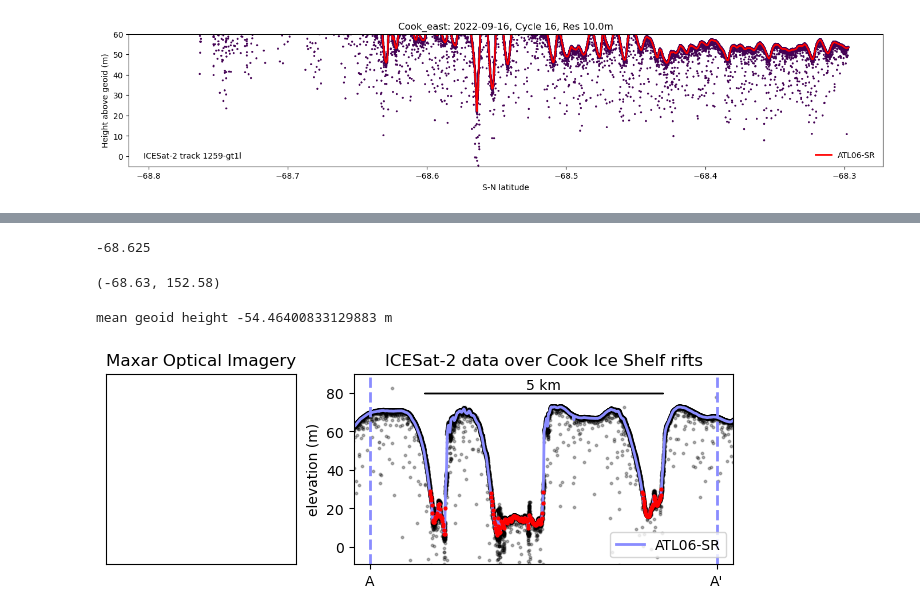
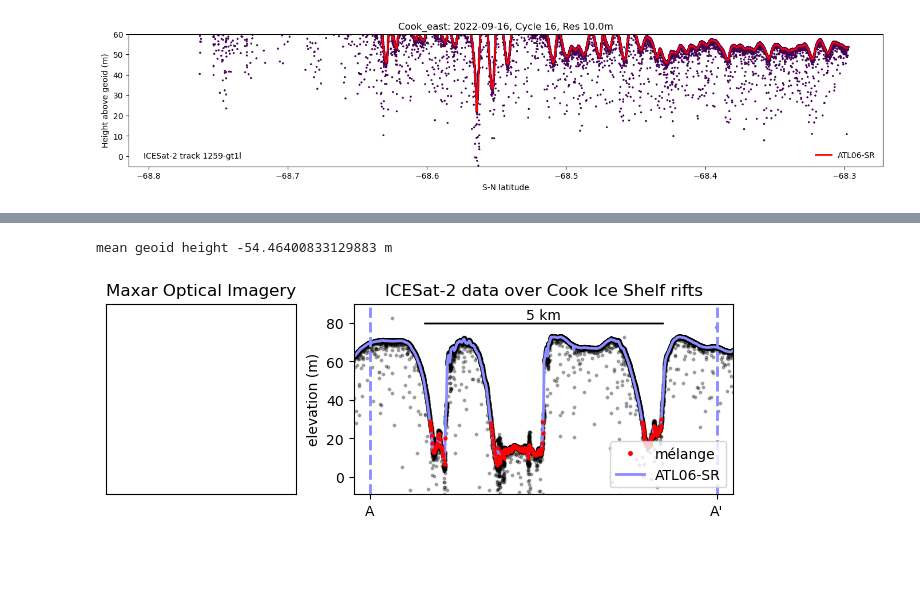
Before and after one commit to chancelorr/rifts, a Jupyter notebook: notebooks/Rift_imagery.ipynb, the cells around one changed output, grey strips where cells are left out. Saved outputs shown, nothing was run; the diff lists cells and outputs as text; code cells hidden in the pictures; blank space fills up the shorter version.

```diff
--- a/notebooks/Rift_imagery.ipynb
+++ b/notebooks/Rift_imagery.ipynb
@@ -81,7 +81,7 @@ icesat2.init(url="slideruleearth.io")
 TypeError: 'int' object is not callable
 # %%
 # gt dictionary
-global gtDict, revgtDict, geoidDefault
+global gtDict, gtDict, geoidDefault
 gtDict = {"gt1l": 10, "gt1r": 20, "gt2l": 30, "gt2r": 40, "gt3l": 50, "gt3r": 60, 10: "gt1l", 20: "gt1r", 30: "gt2l", 40: "gt2r", 50: "gt3l", 60: "gt3r"}
 geoidDefaultDict = {'ross1': -55.5, 'filchnerF1': -14.45734}
 try: geoidDefault = geoidDefaultDict[site]
@@ -127,7 +127,7 @@ def getDateTime(timestp):
 
 def displayInfo(gdf):
     print("Reference Ground Tracks: {}".format(gdf["rgt"].unique()))
-    print("Beams: {}".format([revgtDict[b] for b in list(gdf['gt'].unique())]))
+    print("Beams: {}".format([gtDict[b] for b in list(gdf['gt'].unique())]))
     print("Cycles: {}".format(gdf["cycle"].unique()))
     print("Received {} elevations".format(gdf.shape[0]))
     print(f"Across {3*(len(np.unique(gdf.loc[:, 'rgt'])) + len(np.unique(gdf.loc[:, 'cycle'])))} strong tracks")
@@ -140,7 +140,7 @@ def displayInfo(gdf):
 
 def display03Info(gdf):
     print("Reference Ground Tracks: {}".format(gdf["rgt"].unique()))
-    #print("Beams: {}".format([revgtDict[b] for b in list(atl06_sr['gt'].unique())]))
+    #print("Beams: {}".format([gtDict[b] for b in list(atl06_sr['gt'].unique())]))
     print("Spots: {}".format(gdf["spot"].unique()))
     print("Cycles: {}".format(gdf["cycle"].unique()))
     print("Received {} elevations".format(gdf.shape[0]))
@@ -165,7 +165,7 @@ def getTrackList(gdf, min_photons=200, print_lens=False, verbose=True):
             for g in gtAll:
                 t = atl06_sr[(atl06_sr.cycle==cyc)*(atl06_sr.rgt==r)*(atl06_sr.loc[:, 'gt']==g)]
                 if len(t)>min_photons:
-                    tracks.append((cyc, r, revgtDict[g]))
+                    tracks.append((cyc, r, gtDict[g]))
                     lens.append(len(t))
     if print_lens: print(lens)
     if verbose:
@@ -192,7 +192,7 @@ def plot06(track, save=False, titl='ATL06 Data', xlab='S-N latitude', ylab='Elev
         x = track.geometry.y
         y = track.h_mean
         if not isSeaward:
-            print("Track should be reversed to seaward orientation")
+            print("Track should be ersed to seaward orientation")
             #x = (track['distance']-(track['distance'][-1]))/1000
         ax.plot(x, y, '-', color='orange', linewidth=2.5, label='ATL06-SR')
 
@@ -206,11 +206,11 @@ def plot06(track, save=False, titl='ATL06 Data', xlab='S-N latitude', ylab='Elev
         ax.set_ylim(yl)
         ax.set_xlim(xl)
         ax.legend(loc=4, frameon=False)
-        info = f'ICESat-2 track {rgt}-{revgtDict[gt]}'
+        info = f'ICESat-2 track {rgt}-{gtDict[gt]}'
         plt.text(0.02, 0.05, info, horizontalalignment='left', verticalalignment='bottom',
                  transform=ax.transAxes, fontsize=10, bbox=dict(edgecolor=None, facecolor='white', alpha=0.9, linewidth=0))
         if save:
-            plt.savefig(f'{figPath}melange/{site}_cyc{cycle}_rgt{rgt}-{revgtDict[gt][-2:]}_res{res}_mel.png',
+            plt.savefig(f'{figPath}melange/{site}_cyc{cycle}_rgt{rgt}-{gtDict[gt][-2:]}_res{res}_mel.png',
                         dpi=150, bbox_inches='tight')
 
     except: print(f"something went wrong with this track")
@@ -370,7 +369,7 @@ ss_atl06_sr.h_mean.max()
 89.53870887400568
 # %%
 # Plot method (0: random track, 1: everything)
-plotMethod = 1
+plotMethod = 0
 
 # plot settings
 yl = None#[0, 92]
@@ -384,11 +383,11 @@ if plotMethod==0:
     try:
         isSeaward = track.geometry.y.iloc[0]< track.geometry.y.iloc[10]
         dat = track.index.min().date()
-        print(f"Randomly selected track: Site {site}, {dat}, Cycle {cycle}, RGT {rgt}, Beam {revgtDict[gt]}")
+        print(f"Randomly selected track: Site {site}, {dat}, Cycle {cycle}, RGT {rgt}, Beam {gtDict[gt]}")
         print(f"Contains {len(track)} photons")
     except:
-        print(f"Exception: Random track Site {site}, {dat}, Cycle {cycle}, RGT {rgt}, Beam {revgtDict[gt]} does not contain enough data")
-        if rgt not in insufficientDataCache: insufficientDataCache.append([rgt, revgtDict[gt]])
+        print(f"Exception: Random track Site {site}, {dat}, Cycle {cycle}, RGT {rgt}, Beam {gtDict[gt]} does not contain enough data")
+        if rgt not in insufficientDataCache: insufficientDataCache.append([rgt, gtDict[gt]])
         print(f"Insufficient data cache: {insufficientDataCache}")
 
     titl = f"{site.capitalize()}: {dat}, Cycle {cycle}, Res {res}m"
@@ -471,11 +445,11 @@ Wall time: 1.9 s
 
 
 trackID = granMD[(granMD.cycle==cycle)*(granMD.rgt==rgt)].index[0]
-tr = int(revgtDict[gt][2])
-pair = 0 if revgtDict[gt][3]=="l" else 1
+tr = int(gtDict[gt][2])
+pair = 0 if gtDict[gt][3]=="l" else 1
 trackID
 
-trackInfo = (cycle, rgt, revgtDict[gt])
+trackInfo = (cycle, rgt, gtDict[gt])
 track, cycle, rgt, gt = getTrack(ss_atl06_sr, trackInfo)
 mTrack, cycle, rgt, gt = getTrack(melange_sr, trackInfo)
 # %%
@@ -598,4 +561,0 @@ REMA strips s79 w168 and s27 w169
-# %%
-np.mean([xl])
-# %% [output]
--68.625
@@ -605,4 +561,0 @@ last = track[np.round(track.geometry.y, 2)==xl[1]].iloc[0].geometry
-# %%
-(np.round(np.mean([first.y, last.y]), 2), np.round(np.mean([first.x, last.x]), 2))
-# %% [output]
-(-68.63, 152.58)
@@ -629,15 +584,17 @@ ax.scatter(x, y, marker='o', color='black', s=3, alpha=0.15)#, label='ATL03-YAPC
 x = track['geometry'].y
 y = track.h_mean
 if not isSeaward:
-    print("Track should be reversed to seaward orientation")
+    print("Track should be ersed to seaward orientation")
     #x = (track['distance']-(track['distance'][-1]))/1000
+#for the legend
+ax.plot(x[0], y[0], '.', color='red', markersize=5, label='mélange')
 ax.plot(x, y, '-', color='#8a8cff', linewidth=2, label='ATL06-SR')
 #ax.plot(x, y, '-', color='#ffb58a', linewidth=2, label='ATL06-SR')
 
 #x = (mTrack['distance']-track['distance'][0])/1000
 x = mTrack.geometry.y
 y = mTrack.h_mean
-ax.plot(x, y, 'o', color='red', markersize=2)#, label='ATL06-SR mélange')
+ax.plot(x, y, 'o', color='red', markersize=2)
 ax.set_title(titl)
 ax.set_xlabel(xlab)
 ax.set_ylabel(ylab)
@@ -647,35 +604,35 @@ ax.set_xlim(xl)
 ax.xaxis.set_ticks([-68.657, -68.593])
 ax.xaxis.set_ticklabels(['A', 'A\''])
 ax.legend(loc=4, frameon=True)
-info = f'ICESat-2 track {rgt}-{revgtDict[gt]}'
+info = f'ICESat-2 track {rgt}-{gtDict[gt]}'
 #plt.text(0.02, 0.05, info, horizontalalignment='left', verticalalignment='bottom',
 #         transform=ax.transAxes, fontsize=10, bbox=dict(edgecolor=None, facecolor='white', alpha=0.9, linewidth=0))
 
 # make length bar
 # first point which is approximately equal to x limits (lat limits)
 # distance in EPSG:3031, maybe not super accurate
 first = track[np.round(track.geometry.y, 2)==xl[0]].to_crs('EPSG:3031').iloc[0].geometry
 last = track[np.round(track.geometry.y, 2)==xl[1]].to_crs('EPSG:3031').iloc[0].geometry
 distance = first.distance(last)
 lengths_scalebar = np.array([0.1, 0.2, 0.3, 0.5, 1, 2, 3, 5, 10, 20, 30, 50, 100, 200, 500, 1000])
 ratios = lengths_scalebar / (0.9* distance/1000)
 lengths_scalebar = lengths_scalebar[ratios < 1]
 length_scalebar = lengths_scalebar[-1]
 xl = ax.get_xlim()
 yl = ax.get_ylim()
 mid_lat = np.mean(xl)
 len_lat = (xl[1]-xl[0]) * (length_scalebar / distance*1000)
 h_scale = yl[0] + 0.90 * (yl[1]-yl[0])
 
 ax.axvline(x=-68.657, color='#8a8cff', linestyle='--', linewidth=2)
 ax.axvline(x=-68.593, color='#8a8cff', linestyle='--', linewidth=2)
 
 ax.arrow(mid_lat-0.5*len_lat,h_scale,len_lat,0,#head_width=3, head_length=5,
          fc='k', ec='k',lw=1,ls='-',length_includes_head=True,snap=True)
 ax.text(mid_lat, h_scale, '%.10g km' % (length_scalebar),va='bottom',ha='center')
 
-#plt.savefig(f'{figPath}yapc/{site}_cyc{cycle}_rgt{rgt}-{revgtDict[gt][-2:]}_res{res}_yapc.png', dpi=150, bbox_inches='tight')
+#plt.savefig(f'{figPath}yapc/{site}_cyc{cycle}_rgt{rgt}-{gtDict[gt][-2:]}_res{res}_yapc.png', dpi=150, bbox_inches='tight')
 plt.savefig(f'/Users/ccroberts/Desktop/Cook_maxar.pdf', dpi=150, bbox_inches='tight')
 # %% [output]
 mean geoid height -54.46400833129883 m
-[figure, old version]
+[figure, new version]
```
Also changed, not shown: parts of 10 cells of this notebook, 9 other files.
